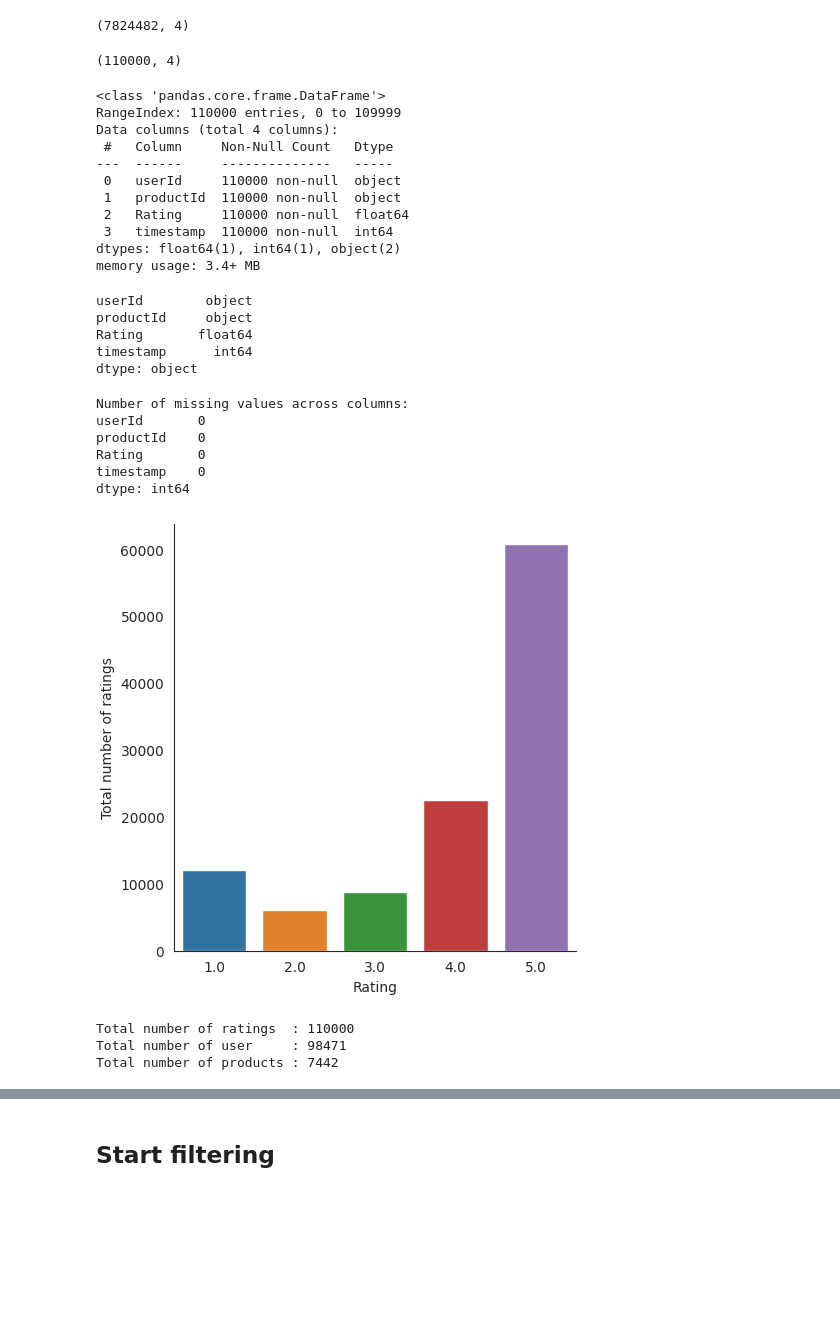
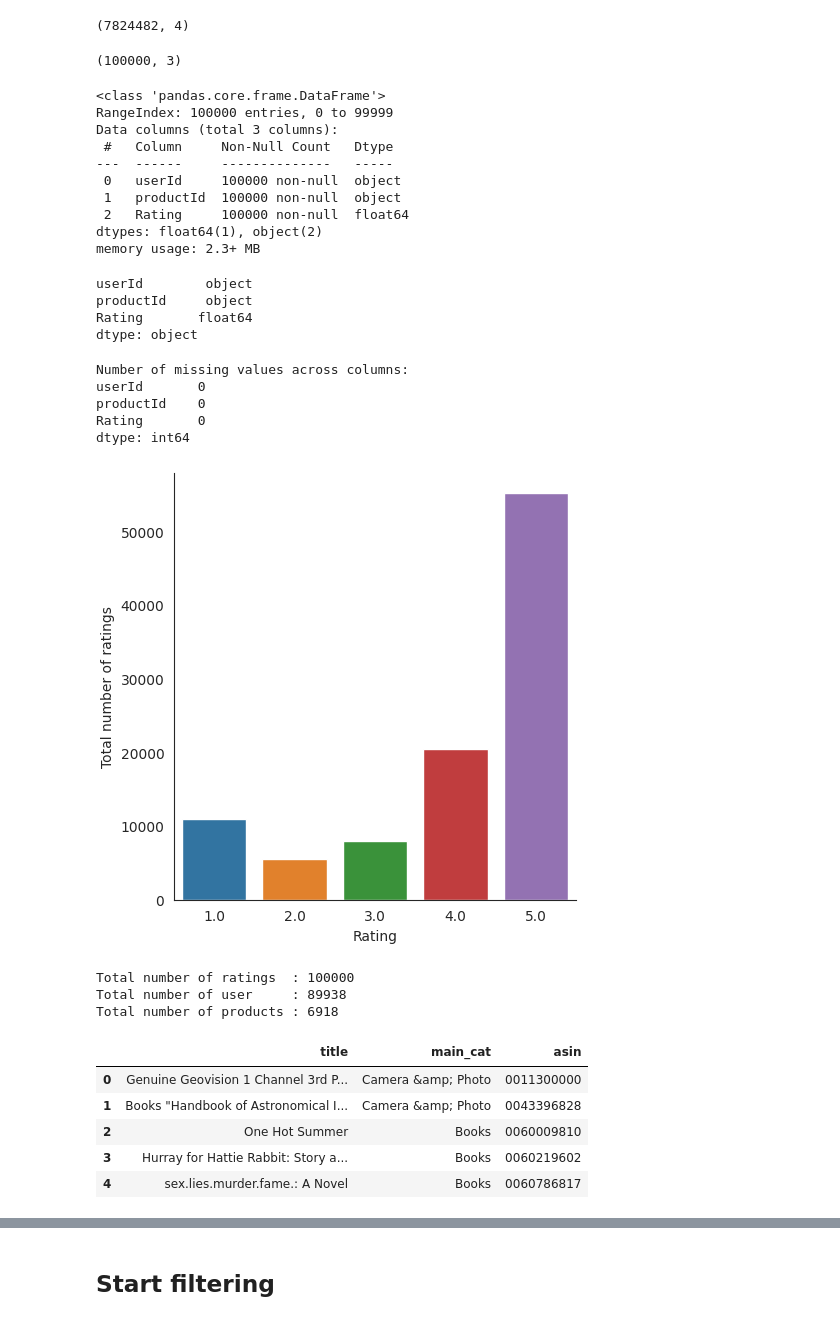
Before and after one commit to boonsuen/product-recommender-system, a Jupyter notebook: Item-based Collaborative Filtering Recommender System - Tan Cherng Ming.ipynb, the cells around one changed output, grey strips where cells are left out. Saved outputs shown, nothing was run; the diff lists cells and outputs as text; code cells hidden in the pictures; blank space fills up the shorter version.

```diff
--- a/Item-based Collaborative Filtering Recommender System - Tan Cherng Ming.ipynb
+++ b/Item-based Collaborative Filtering Recommender System - Tan Cherng Ming.ipynb
@@ -10,8 +10,8 @@ import warnings
 warnings.filterwarnings('ignore')
 
 #Read the file and print the first 5 row
-product_ratings = pd.read_csv(r'C:\Users\Wilson Tan\Downloads\AI assignment\product.csv', names=['userId', 'productId','Rating','timestamp'])
-product_ratings.head()
+user_product_ratings = pd.read_csv(r'C:\Users\Wilson Tan\Downloads\AI assignment\product.csv', names=['userId', 'productId','Rating','timestamp'])
+user_product_ratings.head()
 # %% [output]
 |  | userId | productId | Rating | timestamp |
 | 0 | AKM1MP6P0OYPR | 0132793040 | 5.0 | 1365811200 |
@@ -27,60 +27,71 @@ product_ratings.shape
 # %% [output]
 (7824482, 4)
 # %%
-#Extract 110000 data from the dataset(7824482)
-product_ratings = product_ratings.iloc[:110000,0:]
+#Extract 100000 data from the dataset(7824482)
+user_product_ratings = user_product_ratings.iloc[:100000,0:]
+# %%
+#Drop the unneccessary column
+user_product_ratings = user_product_ratings.drop('timestamp', axis=1)
 # %%
 #Shape of the data
-product_ratings.shape
+user_product_ratings.shape
 # %% [output]
-(110000, 4)
+(100000, 3)
 # %%
-product_ratings.info()
+user_product_ratings.info()
 # %% [output]
 <class 'pandas.core.frame.DataFrame'>
-RangeIndex: 110000 entries, 0 to 109999
-Data columns (total 4 columns):
+RangeIndex: 100000 entries, 0 to 99999
+Data columns (total 3 columns):
  #   Column     Non-Null Count   Dtype
 ---  ------     --------------   -----
- 0   userId     110000 non-null  object
- 1   productId  110000 non-null  object
- 2   Rating     110000 non-null  float64
- 3   timestamp  110000 non-null  int64
-dtypes: float64(1), int64(1), object(2)
-memory usage: 3.4+ MB
+ 0   userId     100000 non-null  object
+ 1   productId  100000 non-null  object
+ 2   Rating     100000 non-null  float64
+dtypes: float64(1), object(2)
+memory usage: 2.3+ MB
 # %%
 #Check the datatypes
-product_ratings.dtypes
+user_product_ratings.dtypes
 # %% [output]
 userId        object
 productId     object
 Rating       float64
-timestamp      int64
 dtype: object
 # %%
 #Check for missing values
 print('Number of missing values across columns:')
-print(product_ratings.isnull().sum())
+print(user_product_ratings.isnull().sum())
 # %% [output]
 Number of missing values across columns:
 userId       0
 productId    0
 Rating       0
-timestamp    0
 dtype: int64
 # %%
 # Check with the ratings distribution
 with sns.axes_style('white'):
-    g = sns.catplot(x ="Rating", data = product_ratings, kind ='count')
+    g = sns.catplot(x ="Rating", data = user_product_ratings, kind ='count')
     g.set_ylabels("Total number of ratings")
 # %% [output]
-[figure, old version]
+[figure, new version]
 # %%
 #Print the number of ratings, user and product
-print("Total number of ratings  :",product_ratings.shape[0])
-print("Total number of user     :", len(np.unique(product_ratings.userId)))
-print("Total number of products :", len(np.unique(product_ratings.productId)))
+print("Total number of ratings  :",user_product_ratings.shape[0])
+print("Total number of user     :", len(np.unique(user_product_ratings.userId)))
+print("Total number of products :", len(np.unique(user_product_ratings.productId)))
 # %% [output]
-Total number of ratings  : 110000
-Total number of user     : 98471
-Total number of products : 7442
+Total number of ratings  : 100000
+Total number of user     : 89938
+Total number of products : 6918
+# %%
+#Read the json file which contains product name
+product_title = pd.read_json(r'C:\Users\Wilson Tan\Downloads\AI assignment\test.json', lines=True)
+product_title.head()
+# %% [output]
+|  | title | main_cat | asin |
+| 0 | Genuine Geovision 1 Channel 3rd P... | Camera &amp; Photo | 0011300000 |
+| 1 | Books "Handbook of Astronomical I... | Camera &amp; Photo | 0043396828 |
+| 2 | One Hot Summer | Books | 0060009810 |
+| 3 | Hurray for Hattie Rabbit: Story a... | Books | 0060219602 |
+| 4 | sex.lies.murder.fame.: A Novel | Books | 0060786817 |
```
Also changed, not shown: parts of 15 cells of this notebook.
